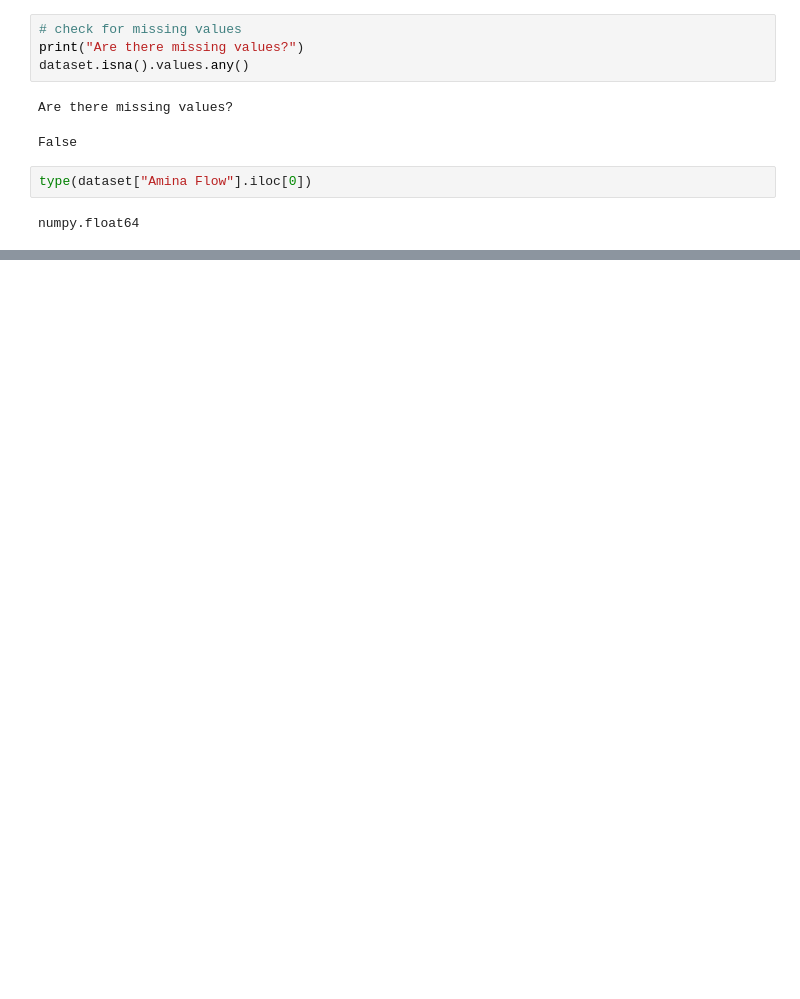
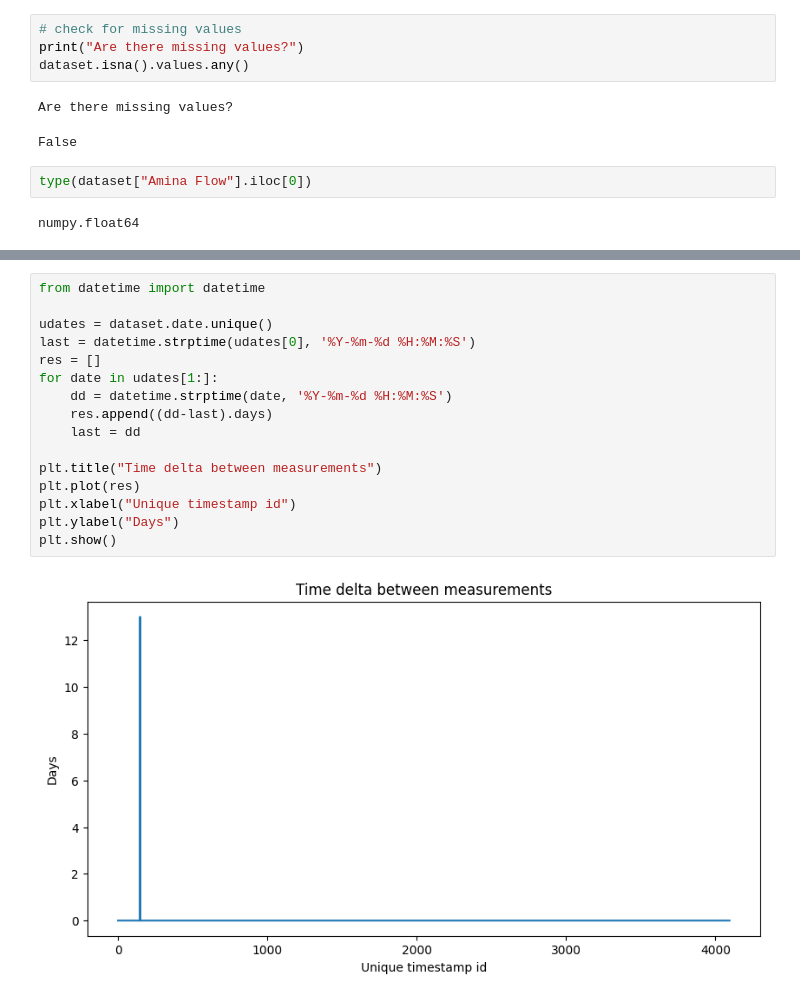
Before and after one commit to Unexp1ainable/ADAML-Project1, a Jupyter notebook: project.ipynb, the cells around one changed output, grey strips where cells are left out. Cells and saved outputs as stored; diff of their text form; blank space fills up the shorter version.

```diff
--- a/project.ipynb
+++ b/project.ipynb
@@ -40,0 +66,18 @@ numpy.float64
+# %%
+from datetime import datetime
+
+udates = dataset.date.unique()
+last = datetime.strptime(udates[0], '%Y-%m-%d %H:%M:%S')
+res = []
+for date in udates[1:]:
+    dd = datetime.strptime(date, '%Y-%m-%d %H:%M:%S')
+    res.append((dd-last).days)
+    last = dd
+
+plt.title("Time delta between measurements")
+plt.plot(res)
+plt.xlabel("Unique timestamp id")
+plt.ylabel("Days")
+plt.show()
+# %% [output]
+[figure, added]
```
Also changed, not shown: parts of 5 cells of this notebook.
